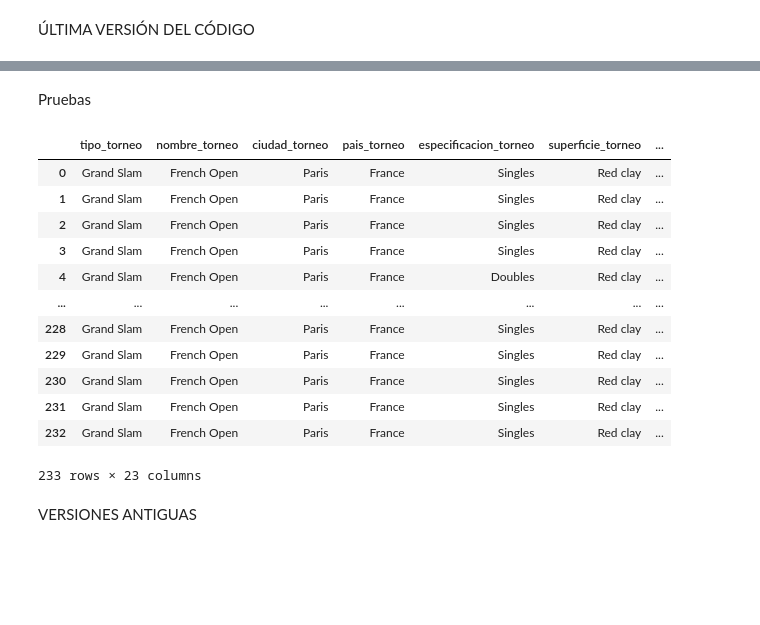
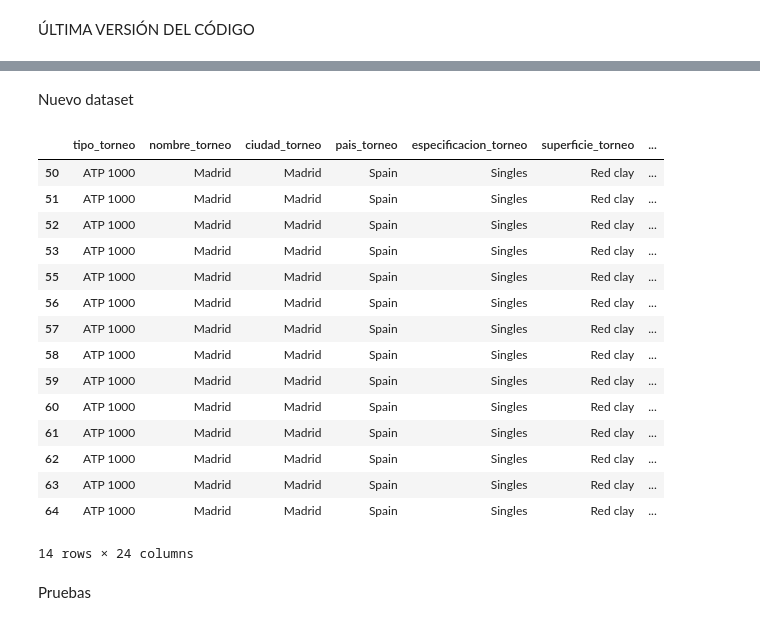
Before and after one commit to carlosvallejo23/tenis, a Jupyter notebook: scraping.ipynb, the cells around one changed output, grey strips where cells are left out. Cells and saved outputs as stored; diff of their text form; code cells hidden in the pictures; blank space fills up the shorter version.

```diff
--- a/scraping.ipynb
+++ b/scraping.ipynb
@@ -371,23 +297,24 @@ Datos guardados de 2025-06-04 00:00:00
+# %% [markdown]
+Nuevo dataset
+# %%
+df.to_csv("data/partidos_tenis_04_27-04_25.csv", index=False)
+datos = pd.read_csv("data/partidos_tenis_04_27-04_25.csv")
+# %% [output]
+|  | tipo_torneo | nombre_torneo | ciudad_torneo | pais_torneo | especificacion_torneo | superficie_torneo | ... |
+| 50 | ATP 1000 | Madrid | Madrid | Spain | Singles | Red clay | ... |
+| 51 | ATP 1000 | Madrid | Madrid | Spain | Singles | Red clay | ... |
+| 52 | ATP 1000 | Madrid | Madrid | Spain | Singles | Red clay | ... |
+| 53 | ATP 1000 | Madrid | Madrid | Spain | Singles | Red clay | ... |
+| 55 | ATP 1000 | Madrid | Madrid | Spain | Singles | Red clay | ... |
+| 56 | ATP 1000 | Madrid | Madrid | Spain | Singles | Red clay | ... |
+| 57 | ATP 1000 | Madrid | Madrid | Spain | Singles | Red clay | ... |
+| 58 | ATP 1000 | Madrid | Madrid | Spain | Singles | Red clay | ... |
+| 59 | ATP 1000 | Madrid | Madrid | Spain | Singles | Red clay | ... |
+| 60 | ATP 1000 | Madrid | Madrid | Spain | Singles | Red clay | ... |
+| 61 | ATP 1000 | Madrid | Madrid | Spain | Singles | Red clay | ... |
+| 62 | ATP 1000 | Madrid | Madrid | Spain | Singles | Red clay | ... |
+| 63 | ATP 1000 | Madrid | Madrid | Spain | Singles | Red clay | ... |
+| 64 | ATP 1000 | Madrid | Madrid | Spain | Singles | Red clay | ... |
+14 rows × 24 columns
 # %% [markdown]
 Pruebas
-# %%
-df.to_csv("partidos_tenis_05_26-06_04.csv", index=False)
-datos = pd.read_csv("partidos_tenis_05_26-06_04.csv")
-
-datos
-# %% [output]
-|  | tipo_torneo | nombre_torneo | ciudad_torneo | pais_torneo | especificacion_torneo | superficie_torneo | ... |
-| 0 | Grand Slam | French Open | Paris | France | Singles | Red clay | ... |
-| 1 | Grand Slam | French Open | Paris | France | Singles | Red clay | ... |
-| 2 | Grand Slam | French Open | Paris | France | Singles | Red clay | ... |
-| 3 | Grand Slam | French Open | Paris | France | Singles | Red clay | ... |
-| 4 | Grand Slam | French Open | Paris | France | Doubles | Red clay | ... |
-| ... | ... | ... | ... | ... | ... | ... | ... |
-| 228 | Grand Slam | French Open | Paris | France | Singles | Red clay | ... |
-| 229 | Grand Slam | French Open | Paris | France | Singles | Red clay | ... |
-| 230 | Grand Slam | French Open | Paris | France | Singles | Red clay | ... |
-| 231 | Grand Slam | French Open | Paris | France | Singles | Red clay | ... |
-| 232 | Grand Slam | French Open | Paris | France | Singles | Red clay | ... |
-233 rows × 23 columns
-# %% [markdown]
-VERSIONES ANTIGUAS
```
Also changed, not shown: parts of 6 cells of this notebook, 1 other file.
